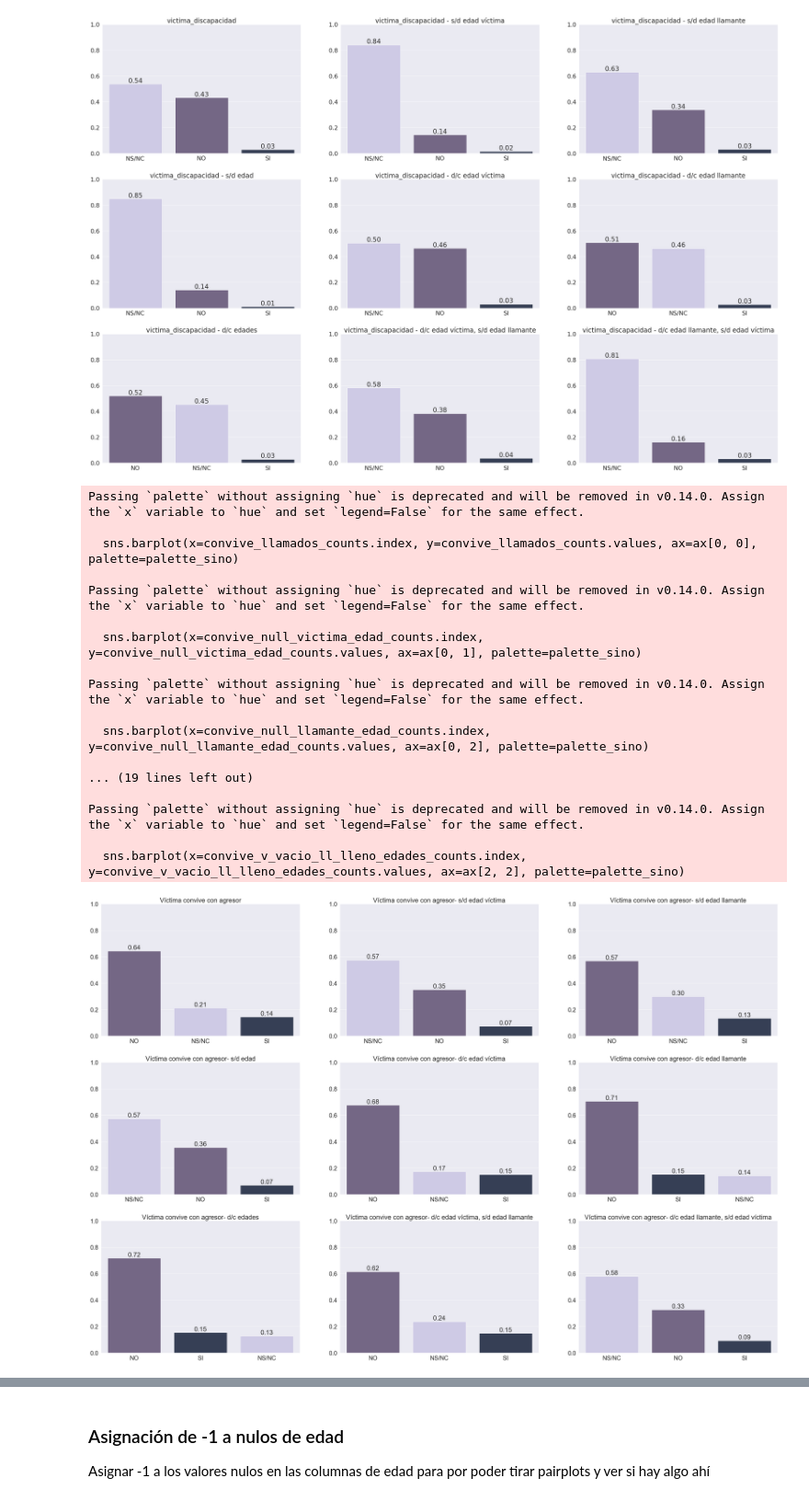
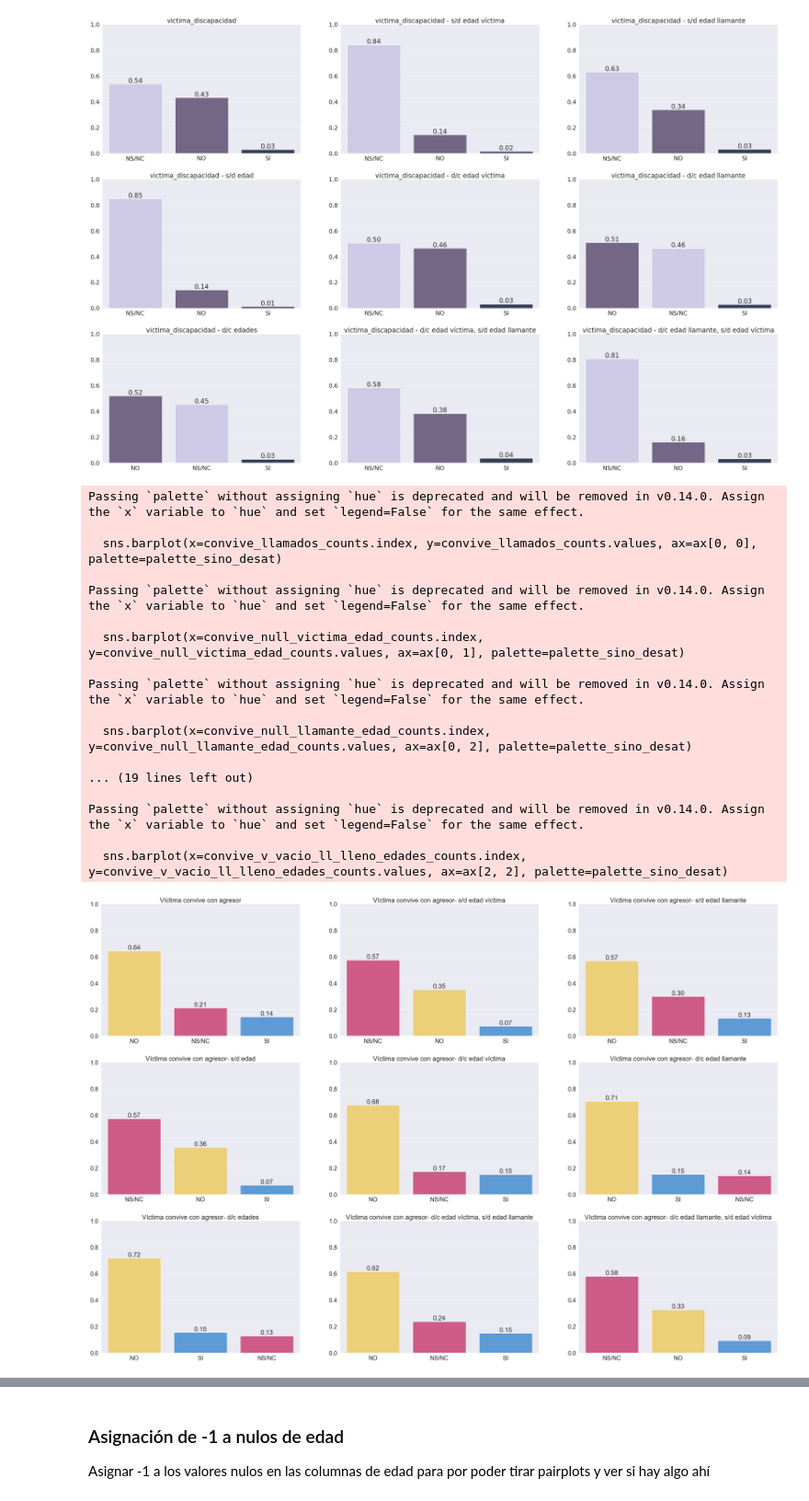
Before and after one commit to VicColombo/linea_137_llamados_vs, a Jupyter notebook: code/notebooks/por qué faltan mis datos?.ipynb, the cells around one changed output, grey strips where cells are left out. Shown at 92% size. Cells and saved outputs as stored; diff of their text form; code cells hidden in the pictures.

```diff
--- a/code/notebooks/por qué faltan mis datos?.ipynb
+++ b/code/notebooks/por qué faltan mis datos?.ipynb
@@ -355,6 +355,17 @@ vinc_llam_gr_completo_llamante_edad_counts = completo_llamante_edad['vinculo_lla
 vinc_llam_gr_completo_edades_counts = completo_edades['vinculo_llam_group'].value_counts(normalize=True)
 vinc_llam_gr_v_lleno_ll_vacio_edades_counts = v_lleno_ll_vacio_edades['vinculo_llam_group'].value_counts(normalize=True)
 vinc_llam_gr_v_vacio_ll_lleno_edades_counts = v_vacio_ll_lleno_edades['vinculo_llam_group'].value_counts(normalize=True)
+# %%
+# victima_convive_agresor
+convive_llamados_counts = llamados['victima_convive_agresor'].value_counts(normalize=True)
+convive_null_victima_edad_counts = null_victima_edad['victima_convive_agresor'].value_counts(normalize=True)
+convive_null_llamante_edad_counts = null_llamante_edad['victima_convive_agresor'].value_counts(normalize=True)
+convive_null_edades_counts = null_edades['victima_convive_agresor'].value_counts(normalize=True)
+convive_completo_victima_edad_counts = completo_victima_edad['victima_convive_agresor'].value_counts(normalize=True)
+convive_completo_llamante_edad_counts = completo_llamante_edad['victima_convive_agresor'].value_counts(normalize=True)
+convive_completo_edades_counts = completo_edades['victima_convive_agresor'].value_counts(normalize=True)
+convive_v_lleno_ll_vacio_edades_counts = v_lleno_ll_vacio_edades['victima_convive_agresor'].value_counts(normalize=True)
+convive_v_vacio_ll_lleno_edades_counts = v_vacio_ll_lleno_edades['victima_convive_agresor'].value_counts(normalize=True)
 # %%
 # todos estos son tests. To do: convertir esto en tests
 
@@ -1188,12 +1199,15 @@ plt.show()
 
 # Set up the figure and axes
 
+palette_sino_desat ={"SI": "#4a9ae8", "NO": "#ffd966", "NS/NC": "#e04881"}
+
+
 sns.set(font_scale=2)
 
 fig, ax = plt.subplots(3, 3, figsize=(45, 30))
 
 # Plot the countplots with normalized values
-sns.barplot(x=convive_llamados_counts.index, y=convive_llamados_counts.values, ax=ax[0, 0], palette=palette_sino)
+sns.barplot(x=convive_llamados_counts.index, y=convive_llamados_counts.values, ax=ax[0, 0], palette=palette_sino_desat)
 ax[0, 0].set_title('Víctima convive con agresor')
 ax[0, 0].set_xlabel('')
 
@@ -1206,7 +1220,7 @@ for i, p in enumerate(ax[0, 0].patches):
 #############################################################
 
 
-sns.barplot(x=convive_null_victima_edad_counts.index, y=convive_null_victima_edad_counts.values, ax=ax[0, 1], palette=palette_sino)
+sns.barplot(x=convive_null_victima_edad_counts.index, y=convive_null_victima_edad_counts.values, ax=ax[0, 1], palette=palette_sino_desat)
 ax[0, 1].set_title('Víctima convive con agresor- s/d edad víctima')
 ax[0, 1].set_xlabel('')
 
@@ -1219,7 +1233,7 @@ for i, p in enumerate(ax[0, 1].patches):
 #############################################################
 
 
-sns.barplot(x=convive_null_llamante_edad_counts.index, y=convive_null_llamante_edad_counts.values, ax=ax[0, 2], palette=palette_sino)
+sns.barplot(x=convive_null_llamante_edad_counts.index, y=convive_null_llamante_edad_counts.values, ax=ax[0, 2], palette=palette_sino_desat)
 ax[0, 2].set_title('Víctima convive con agresor- s/d edad llamante')
 ax[0, 2].set_xlabel('')
 
@@ -1232,7 +1246,7 @@ for i, p in enumerate(ax[0, 2].patches):
 #############################################################
 
 
-sns.barplot(x=convive_null_edades_counts.index, y=convive_null_edades_counts.values, ax=ax[1, 0], palette=palette_sino)
+sns.barplot(x=convive_null_edades_counts.index, y=convive_null_edades_counts.values, ax=ax[1, 0], palette=palette_sino_desat)
 ax[1, 0].set_title('Víctima convive con agresor- s/d edad')
 ax[1, 0].set_xlabel('')
 
@@ -1244,7 +1258,7 @@ for i, p in enumerate(ax[1, 0].patches):
 
 #############################################################
 
-sns.barplot(x=convive_completo_victima_edad_counts.index, y=convive_completo_victima_edad_counts.values, ax=ax[1, 1], palette=palette_sino)
+sns.barplot(x=convive_completo_victima_edad_counts.index, y=convive_completo_victima_edad_counts.values, ax=ax[1, 1], palette=palette_sino_desat)
 ax[1, 1].set_title('Víctima convive con agresor- d/c edad víctima')
 ax[1, 1].set_xlabel('')
 
@@ -1257,7 +1271,7 @@ for i, p in enumerate(ax[1, 1].patches):
 #############################################################
 
 
-sns.barplot(x=convive_completo_llamante_edad_counts.index, y=convive_completo_llamante_edad_counts.values, ax=ax[1, 2], palette=palette_sino)
+sns.barplot(x=convive_completo_llamante_edad_counts.index, y=convive_completo_llamante_edad_counts.values, ax=ax[1, 2], palette=palette_sino_desat)
 ax[1, 2].set_title('Víctima convive con agresor- d/c edad llamante')
 ax[1, 2].set_xlabel('')
 
@@ -1270,7 +1284,7 @@ for i, p in enumerate(ax[1, 2].patches):
 
 #############################################################
 
-sns.barplot(x=convive_completo_edades_counts.index, y=convive_completo_edades_counts.values, ax=ax[2, 0], palette=palette_sino)
+sns.barplot(x=convive_completo_edades_counts.index, y=convive_completo_edades_counts.values, ax=ax[2, 0], palette=palette_sino_desat)
 ax[2, 0].set_title('Víctima convive con agresor- d/c edades')
 ax[2, 0].set_xlabel('')
 
@@ -1283,7 +1297,7 @@ for i, p in enumerate(ax[2, 0].patches):
 #############################################################
 
 
-sns.barplot(x=convive_v_lleno_ll_vacio_edades_counts.index, y=convive_v_lleno_ll_vacio_edades_counts.values, ax=ax[2, 1], palette=palette_sino)
+sns.barplot(x=convive_v_lleno_ll_vacio_edades_counts.index, y=convive_v_lleno_ll_vacio_edades_counts.values, ax=ax[2, 1], palette=palette_sino_desat)
 ax[2, 1].set_title('Víctima convive con agresor- d/c edad víctima, s/d edad llamante')
 ax[2, 1].set_xlabel('')
 
@@ -1296,7 +1310,7 @@ for i, p in enumerate(ax[2, 1].patches):
 
 #############################################################
 
-sns.barplot(x=convive_v_vacio_ll_lleno_edades_counts.index, y=convive_v_vacio_ll_lleno_edades_counts.values, ax=ax[2, 2], palette=palette_sino)
+sns.barplot(x=convive_v_vacio_ll_lleno_edades_counts.index, y=convive_v_vacio_ll_lleno_edades_counts.values, ax=ax[2, 2], palette=palette_sino_desat)
 ax[2, 2].set_title('Víctima convive con agresor- d/c edad llamante, s/d edad víctima')
 ax[2, 2].set_xlabel('')
 
@@ -1304,38 +1318,38 @@ ax[2, 2].set_xlabel('')
 # Annotate bars with exact count values
 for i, p in enumerate(ax[2, 2].patches):
     ax[2, 2].annotate(f'{convive_v_vacio_ll_lleno_edades_counts.values[i]:.2f}', (p.get_x() + p.get_width() / 2, p.get_height()), ha='center', va='bottom')
 
 
 
 #############################################################
 
 
 # Set y-axis limits to [0, 1]
 for i in range(3):
     for j in range(3):
         ax[i, j].set_ylim([0, 1])
 
 # Display the plot
 plt.show()
 # %% [output]
 Passing `palette` without assigning `hue` is deprecated and will be removed in v0.14.0. Assign the `x` variable to `hue` and set `legend=False` for the same effect.
 
-  sns.barplot(x=convive_llamados_counts.index, y=convive_llamados_counts.values, ax=ax[0, 0], palette=palette_sino)
+  sns.barplot(x=convive_llamados_counts.index, y=convive_llamados_counts.values, ax=ax[0, 0], palette=palette_sino_desat)
 
 Passing `palette` without assigning `hue` is deprecated and will be removed in v0.14.0. Assign the `x` variable to `hue` and set `legend=False` for the same effect.
 
-  sns.barplot(x=convive_null_victima_edad_counts.index, y=convive_null_victima_edad_counts.values, ax=ax[0, 1], palette=palette_sino)
+  sns.barplot(x=convive_null_victima_edad_counts.index, y=convive_null_victima_edad_counts.values, ax=ax[0, 1], palette=palette_sino_desat)
 
 Passing `palette` without assigning `hue` is deprecated and will be removed in v0.14.0. Assign the `x` variable to `hue` and set `legend=False` for the same effect.
 
-  sns.barplot(x=convive_null_llamante_edad_counts.index, y=convive_null_llamante_edad_counts.values, ax=ax[0, 2], palette=palette_sino)
+  sns.barplot(x=convive_null_llamante_edad_counts.index, y=convive_null_llamante_edad_counts.values, ax=ax[0, 2], palette=palette_sino_desat)
 
 ... (19 lines left out)
 
 Passing `palette` without assigning `hue` is deprecated and will be removed in v0.14.0. Assign the `x` variable to `hue` and set `legend=False` for the same effect.
 
-  sns.barplot(x=convive_v_vacio_ll_lleno_edades_counts.index, y=convive_v_vacio_ll_lleno_edades_counts.values, ax=ax[2, 2], palette=palette_sino)
+  sns.barplot(x=convive_v_vacio_ll_lleno_edades_counts.index, y=convive_v_vacio_ll_lleno_edades_counts.values, ax=ax[2, 2], palette=palette_sino_desat)
-[figure, old version]
+[figure, new version]
 # %%
 # graficar las diferencias de las variables en cada filtro
 
```
Also changed, not shown: 15 other files.
